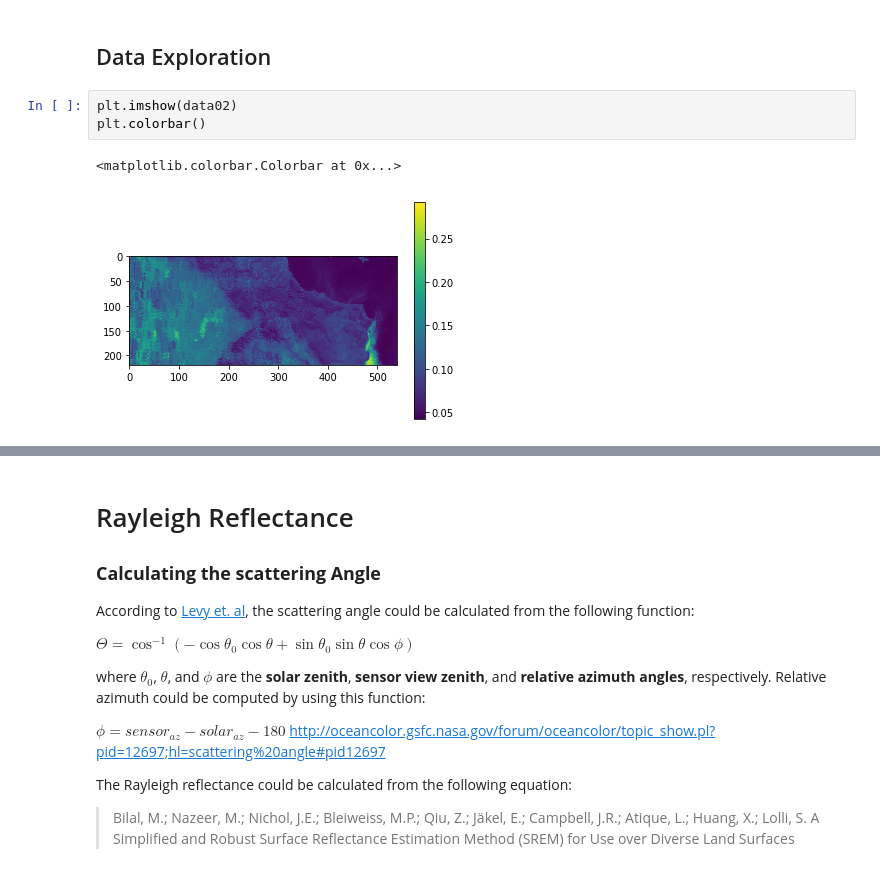
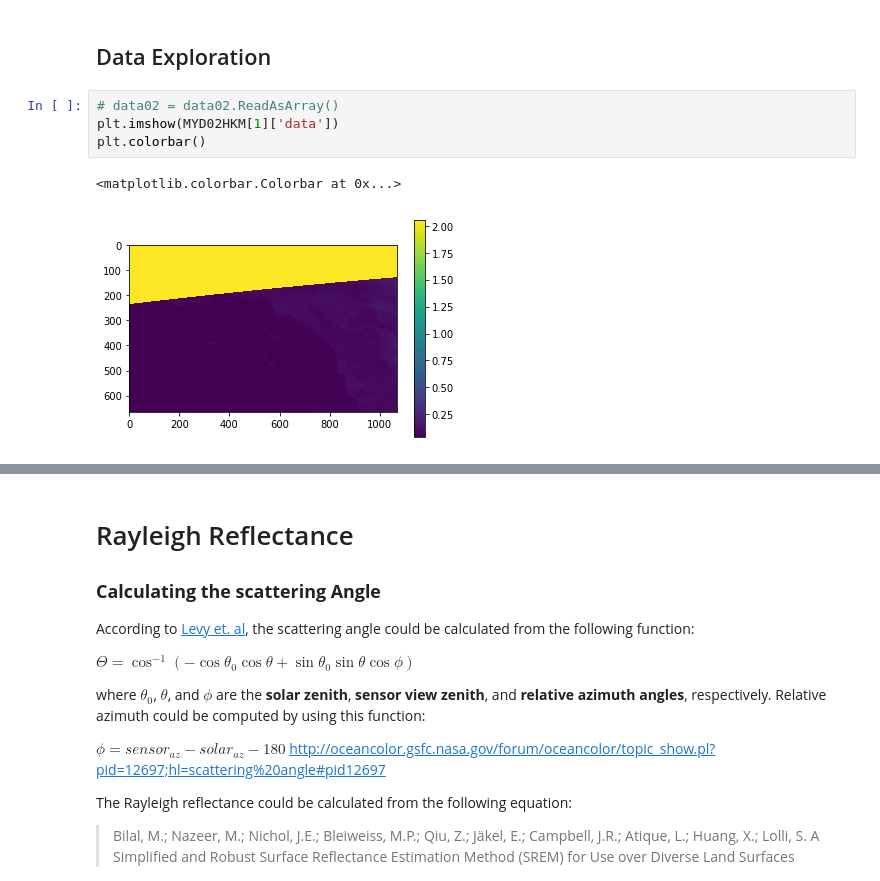
Before and after one commit to MarvelousRC/AOD_SARA, a Jupyter notebook: TOA_Reflectance_Retrieval.ipynb, the cells around one changed output, grey strips where cells are left out. Cells and saved outputs as stored; diff of their text form.

```diff
--- a/TOA_Reflectance_Retrieval.ipynb
+++ b/TOA_Reflectance_Retrieval.ipynb
@@ -113,9 +112,10 @@ plt.colorbar()
 # %% [markdown]
 ## Data Exploration
-# %%
-plt.imshow(data02)
-plt.colorbar()
-# %% [output]
-<matplotlib.colorbar.Colorbar at 0x...>
-[figure, removed]
+# %%
+# data02 = data02.ReadAsArray()
+plt.imshow(MYD02HKM[1]['data'])
+plt.colorbar()
+# %% [output]
+<matplotlib.colorbar.Colorbar at 0x...>
+[figure, added]
 # %%
```
Also changed, not shown: parts of 16 cells of this notebook, 7 other files.
